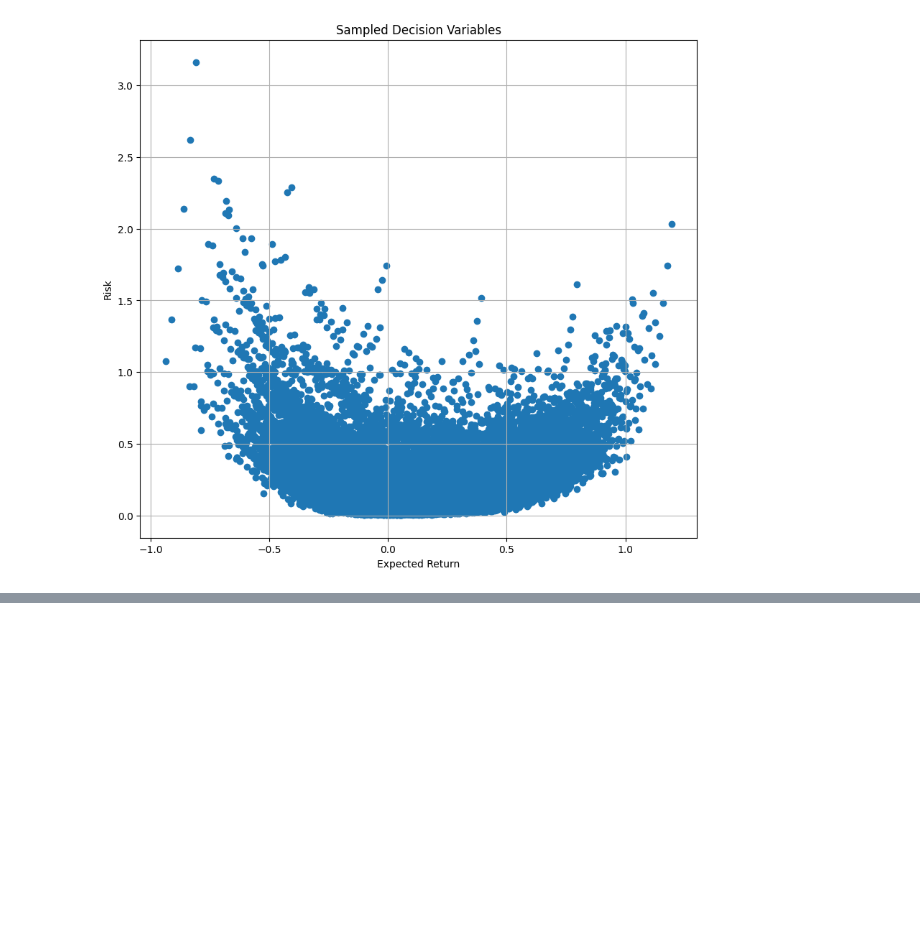
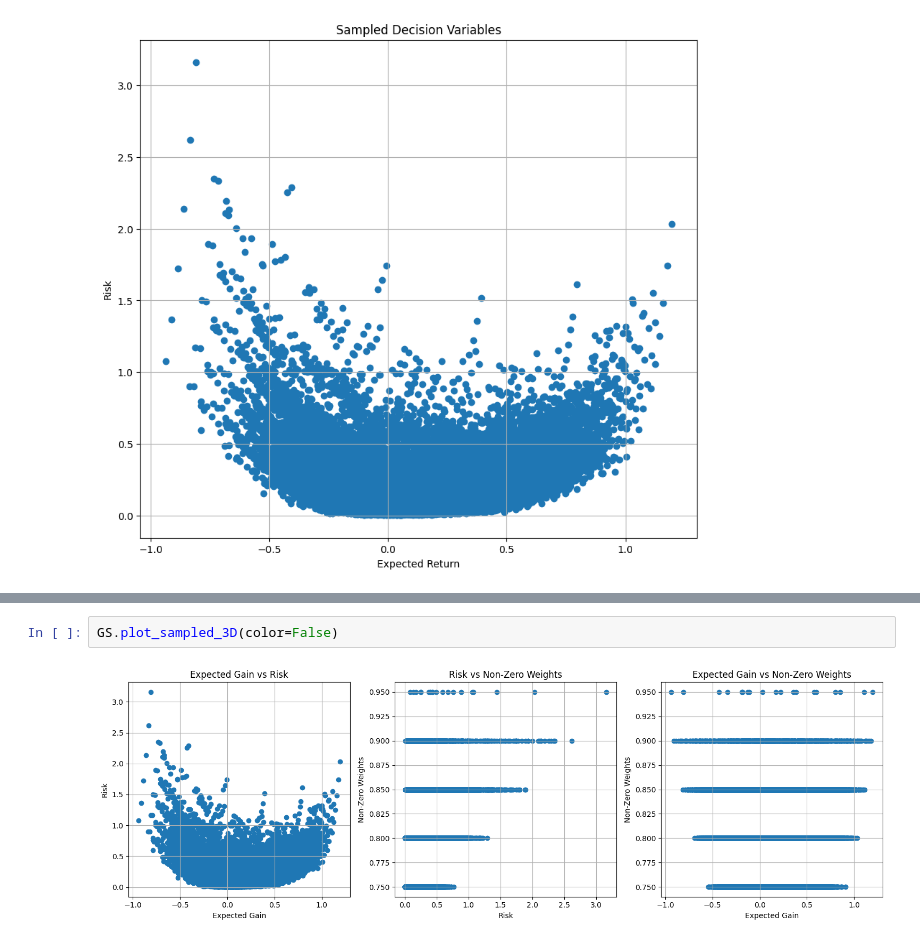
Before and after one commit to MatTheTab/MOO, a Jupyter notebook: Script2.ipynb, the cells around one changed output, grey strips where cells are left out. Saved outputs shown, nothing was run; the diff lists cells and outputs as text; blank space fills up the shorter version.

```diff
--- a/Script2.ipynb
+++ b/Script2.ipynb
@@ -270,0 +424,4 @@ solver.plot_front(solutions, n=20, step=0.2)
+# %%
+GS.plot_sampled_3D(color=False)
+# %% [output]
+[figure, added]
```
Also changed, not shown: parts of 8 cells of this notebook.
